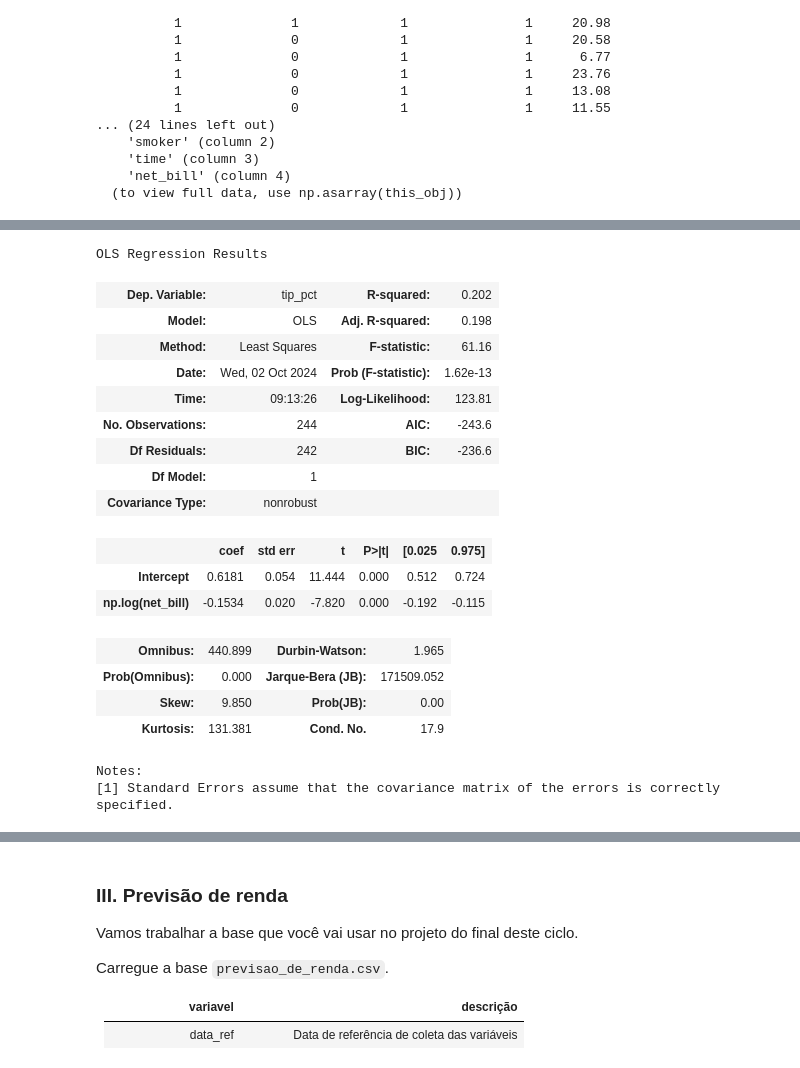
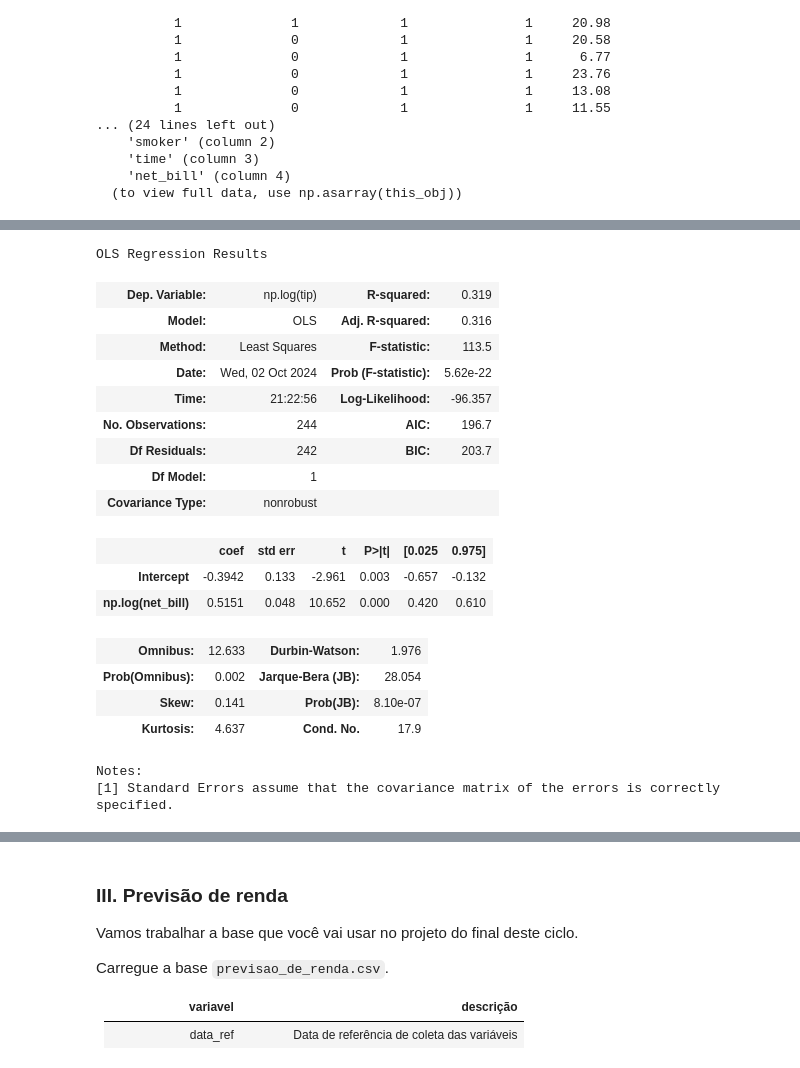
Before and after one commit to earapanos/DataScienceExcercises, a Jupyter notebook: Módulo 12 - Regressão I/ex021.ipynb, the cells around one changed output, grey strips where cells are left out. Cells and saved outputs as stored; diff of their text form; code cells hidden in the pictures.

```diff
--- a/Módulo 12 - Regressão I/ex021.ipynb
+++ b/Módulo 12 - Regressão I/ex021.ipynb
@@ -322,26 +336,26 @@ Notes:
 # %%
-y, X = patsy.dmatrices('tip_pct ~ np.log(net_bill) + 1', tips)
-
+# removendo variáveis com p-value < 0.05
+y, X = patsy.dmatrices('np.log(tip) ~ np.log(net_bill) + 1', tips)
 modelo = sm.OLS(y,X).fit()
 
 modelo.summary()
 # %% [output]
 OLS Regression Results
-| Dep. Variable: | tip_pct | R-squared: | 0.202 |
-| Model: | OLS | Adj. R-squared: | 0.198 |
-| Method: | Least Squares | F-statistic: | 61.16 |
-| Date: | Wed, 02 Oct 2024 | Prob (F-statistic): | 1.62e-13 |
-| Time: | 09:13:26 | Log-Likelihood: | 123.81 |
-| No. Observations: | 244 | AIC: | -243.6 |
-| Df Residuals: | 242 | BIC: | -236.6 |
+| Dep. Variable: | np.log(tip) | R-squared: | 0.319 |
+| Model: | OLS | Adj. R-squared: | 0.316 |
+| Method: | Least Squares | F-statistic: | 113.5 |
+| Date: | Wed, 02 Oct 2024 | Prob (F-statistic): | 5.62e-22 |
+| Time: | 21:22:56 | Log-Likelihood: | -96.357 |
+| No. Observations: | 244 | AIC: | 196.7 |
+| Df Residuals: | 242 | BIC: | 203.7 |
 | Df Model: | 1 |  |  |
 | Covariance Type: | nonrobust |  |  |
 |  | coef | std err | t | P>|t| | [0.025 | 0.975] |
-| Intercept | 0.6181 | 0.054 | 11.444 | 0.000 | 0.512 | 0.724 |
-| np.log(net_bill) | -0.1534 | 0.020 | -7.820 | 0.000 | -0.192 | -0.115 |
+| Intercept | -0.3942 | 0.133 | -2.961 | 0.003 | -0.657 | -0.132 |
+| np.log(net_bill) | 0.5151 | 0.048 | 10.652 | 0.000 | 0.420 | 0.610 |
-| Omnibus: | 440.899 | Durbin-Watson: | 1.965 |
-| Prob(Omnibus): | 0.000 | Jarque-Bera (JB): | 171509.052 |
-| Skew: | 9.850 | Prob(JB): | 0.00 |
-| Kurtosis: | 131.381 | Cond. No. | 17.9 |
+| Omnibus: | 12.633 | Durbin-Watson: | 1.976 |
+| Prob(Omnibus): | 0.002 | Jarque-Bera (JB): | 28.054 |
+| Skew: | 0.141 | Prob(JB): | 8.10e-07 |
+| Kurtosis: | 4.637 | Cond. No. | 17.9 |
 Notes:
 [1] Standard Errors assume that the covariance matrix of the errors is correctly specified.
```
Also changed, not shown: parts of 23 cells of this notebook, 5 other files.
